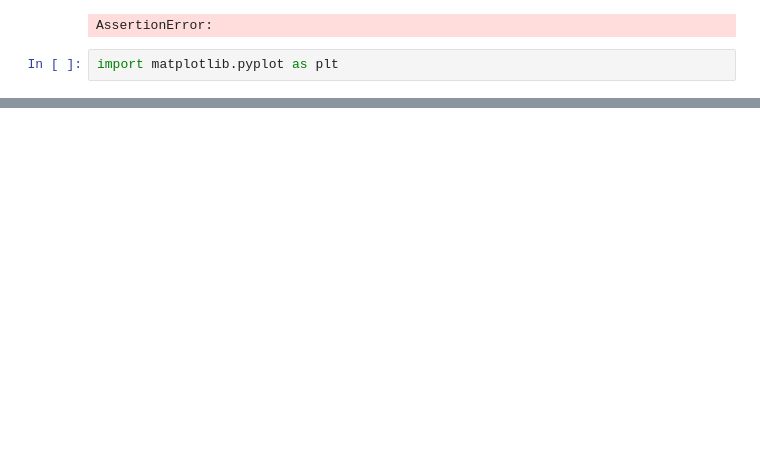
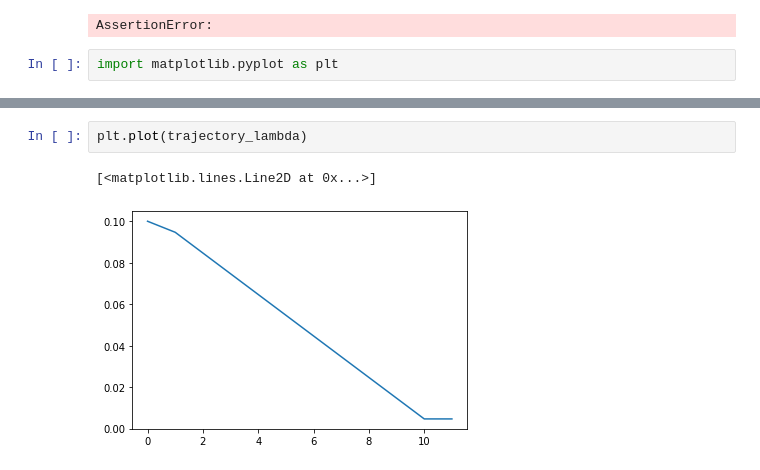
Before and after one commit to xIa066/StochasticGradientDescentAlgorithm-MarkovChianCovidModelling, a Jupyter notebook: Initial simulation with natural values.ipynb, the cells around one changed output, grey strips where cells are left out. Cells and saved outputs as stored; diff of their text form; blank space fills up the shorter version.

```diff
--- a/Initial simulation with natural values.ipynb
+++ b/Initial simulation with natural values.ipynb
@@ -161,0 +187,5 @@ plt.plot(X_n)
+# %%
+plt.plot(trajectory_lambda)
+# %% [output]
+[<matplotlib.lines.Line2D at 0x...>]
+[figure, added]
```
Also changed, not shown: parts of 5 cells of this notebook.
